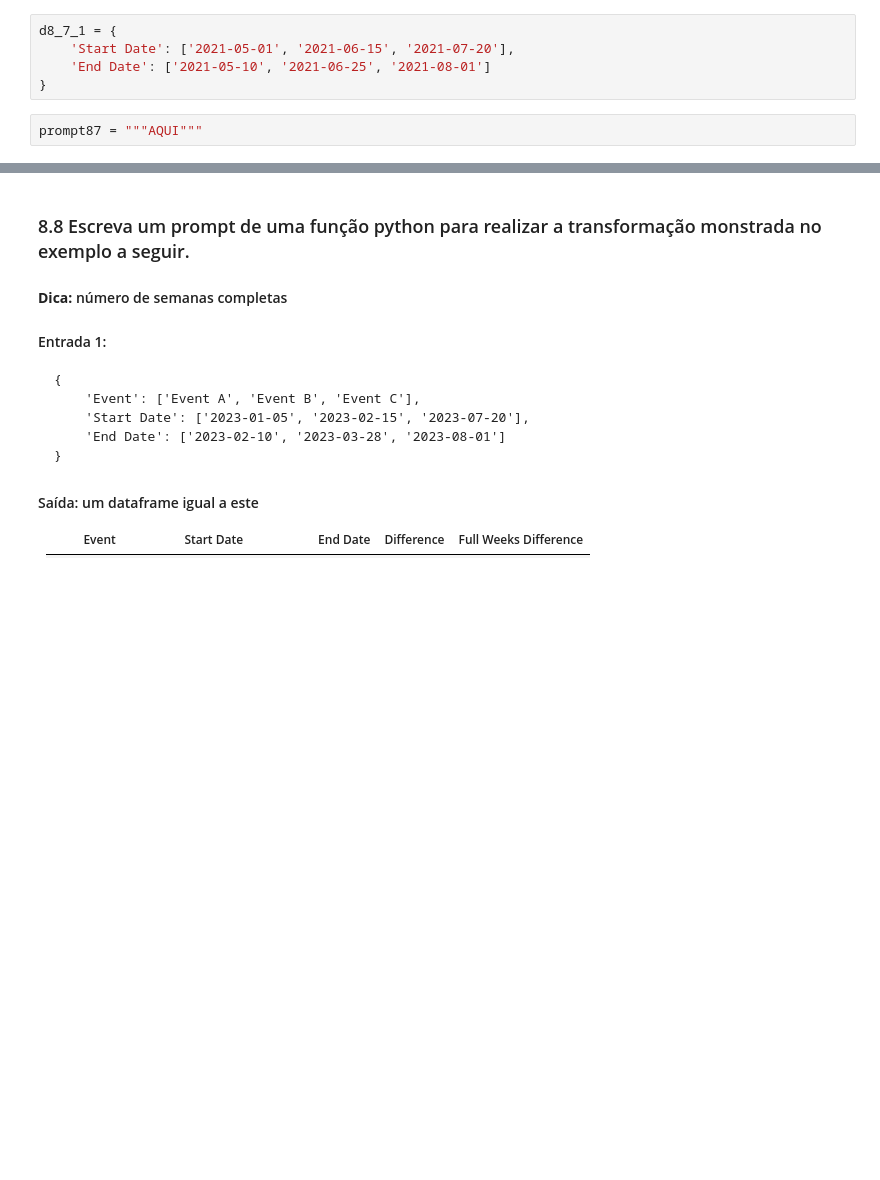
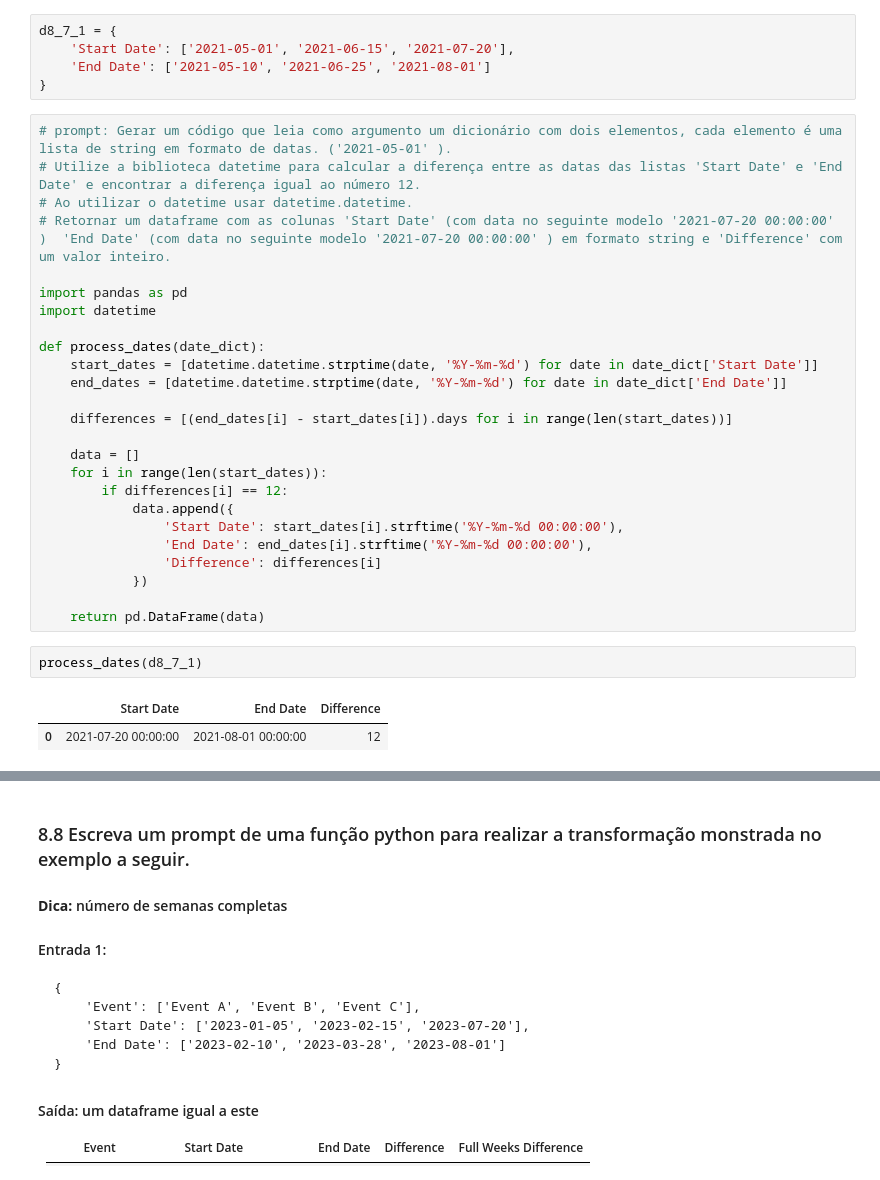
Before and after one commit to EdudardoM/skills-introduction-to-github, a Jupyter notebook: Exercicios/Aula8_Exercicio.ipynb, the cells around one changed output, grey strips where cells are left out. Cells and saved outputs as stored; diff of their text form; blank space fills up the shorter version.

```diff
--- a/Exercicios/Aula8_Exercicio.ipynb
+++ b/Exercicios/Aula8_Exercicio.ipynb
@@ -579,5 +579,33 @@ d8_7_1 = {
     'Start Date': ['2021-05-01', '2021-06-15', '2021-07-20'],
     'End Date': ['2021-05-10', '2021-06-25', '2021-08-01']
 }
-# %%
-prompt87 = """AQUI"""
+# %%
+# prompt: Gerar um código que leia como argumento um dicionário com dois elementos, cada elemento é uma lista de string em formato de datas. ('2021-05-01' ).
+# Utilize a biblioteca datetime para calcular a diferença entre as datas das listas 'Start Date' e 'End Date' e encontrar a diferença igual ao número 12.
+# Ao utilizar o datetime usar datetime.datetime.
+# Retornar um dataframe com as colunas 'Start Date' (com data no seguinte modelo '2021-07-20 00:00:00' )  'End Date' (com data no seguinte modelo '2021-07-20 00:00:00' ) em formato string e 'Difference' com um valor inteiro.
+
+import pandas as pd
+import datetime
+
+def process_dates(date_dict):
+    start_dates = [datetime.datetime.strptime(date, '%Y-%m-%d') for date in date_dict['Start Date']]
+    end_dates = [datetime.datetime.strptime(date, '%Y-%m-%d') for date in date_dict['End Date']]
+
+    differences = [(end_dates[i] - start_dates[i]).days for i in range(len(start_dates))]
+
+    data = []
+    for i in range(len(start_dates)):
+        if differences[i] == 12:
+            data.append({
+                'Start Date': start_dates[i].strftime('%Y-%m-%d 00:00:00'),
+                'End Date': end_dates[i].strftime('%Y-%m-%d 00:00:00'),
+                'Difference': differences[i]
+            })
+
+    return pd.DataFrame(data)
+# %%
+process_dates(d8_7_1)
+# %% [output]
+|  | Start Date | End Date | Difference |
+| 0 | 2021-07-20 00:00:00 | 2021-08-01 00:00:00 | 12 |
```
Also changed, not shown: parts of 5 cells of this notebook.
